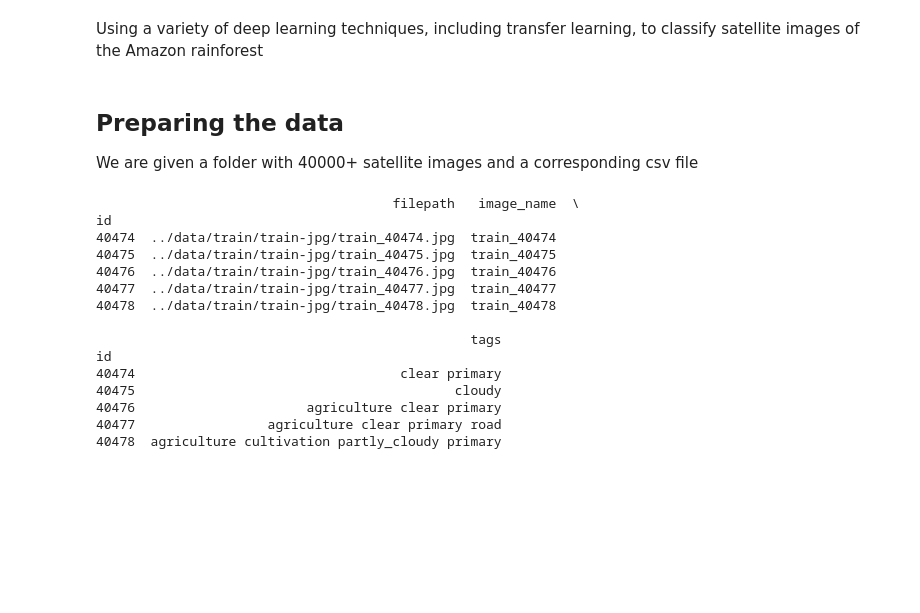
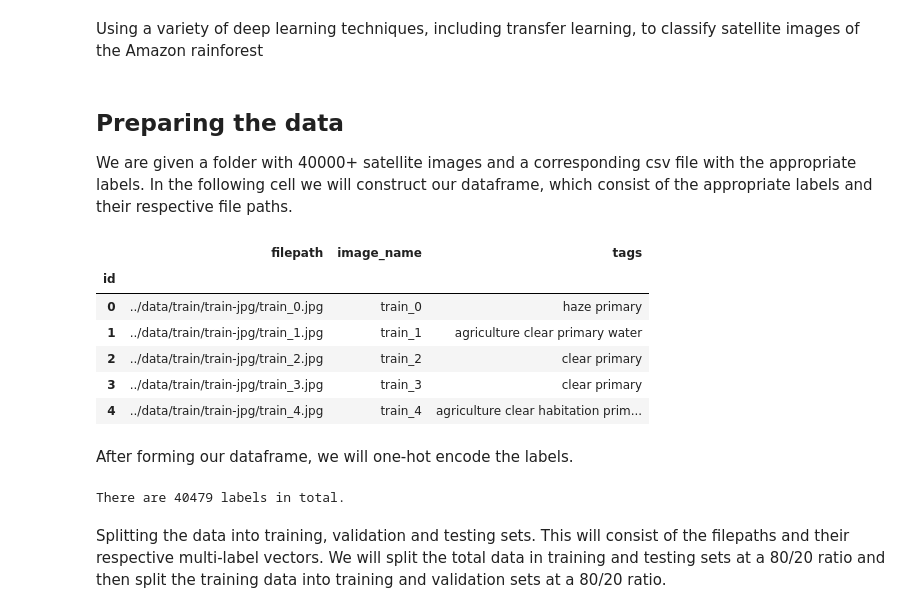
Before and after one commit to schumanzhang/deforestation_deep_learning, a Jupyter notebook: deep-learning/deforestation_cnn.ipynb, the cells around one changed output. Saved outputs shown, nothing was run; the diff lists cells and outputs as text; code cells hidden in the pictures; blank space fills up the shorter version.

Commit message:
prepared the data

```diff
--- a/deep-learning/deforestation_cnn.ipynb
+++ b/deep-learning/deforestation_cnn.ipynb
@@ -5,55 +5,91 @@ Using a variety of deep learning techniques, including transfer learning, to cla
 # %% [markdown]
 ## Preparing the data
 
-We are given a folder with 40000+ satellite images and a corresponding csv file
+We are given a folder with 40000+ satellite images and a corresponding csv file with the appropriate labels. In the following cell we will construct our dataframe, which consist of the appropriate labels and their respective file paths.
 # %%
 import numpy as np
 from sklearn.datasets import load_files
+from sklearn import preprocessing
 from keras.utils import np_utils
 from glob import glob
 import pandas as pd
 import re
+from IPython.display import display
 
 def load_data_files(path):
     data = load_files(path)
     filenames = np.array(data['filenames'])
     return filenames
 
 def add_numerical(df):
     numerical = []
     for index, row in df.iterrows():
         numerical.append(re.sub("[^0-9]", "", row['filepath']))
 
     df['id'] = pd.Series(numerical).values
     return df
 
 total_files = load_data_files('../data/train')
 df = pd.DataFrame(np.hstack((total_files)))
 df.columns = ['filepath']
 df = add_numerical(df)
 df['id'] = pd.to_numeric(df['id'], errors='coerce')
 df = df.sort('id', ascending=True)
 df.set_index('id', inplace=True)
 
-csv_data = pd.read_csv('../data/labels.csv')
+csv_data = pd.read_csv('../data/labels.csv', na_filter=False)
 
 df['image_name'] = pd.Series(csv_data['image_name'])
 df['tags'] = pd.Series(csv_data['tags'])
 
-print(df.tail())
+display(df.head())
 # %% [output]
-                                      filepath   image_name  \
-id
-40474  ../data/train/train-jpg/train_40474.jpg  train_40474
-40475  ../data/train/train-jpg/train_40475.jpg  train_40475
-40476  ../data/train/train-jpg/train_40476.jpg  train_40476
-40477  ../data/train/train-jpg/train_40477.jpg  train_40477
-40478  ../data/train/train-jpg/train_40478.jpg  train_40478
-
-                                                tags
-id
-40474                                  clear primary
-40475                                         cloudy
-40476                      agriculture clear primary
-40477                 agriculture clear primary road
-40478  agriculture cultivation partly_cloudy primary
+|  | filepath | image_name | tags |
+| id |  |  |  |
+| 0 | ../data/train/train-jpg/train_0.jpg | train_0 | haze primary |
+| 1 | ../data/train/train-jpg/train_1.jpg | train_1 | agriculture clear primary water |
+| 2 | ../data/train/train-jpg/train_2.jpg | train_2 | clear primary |
+| 3 | ../data/train/train-jpg/train_3.jpg | train_3 | clear primary |
+| 4 | ../data/train/train-jpg/train_4.jpg | train_4 | agriculture clear habitation prim... |
+# %% [markdown]
+After forming our dataframe, we will one-hot encode the labels.
+# %%
+total_classes = ['agriculture', 'bare_ground', 'blooming', 'blow_down', 'clear',
+    'conventional_mine', 'cultivation', 'habitation', 'haze', 'partly_cloudy',
+    'primary', 'road', 'selective_logging', 'slash_burn', 'water', 'cloudy', 'artisinal_mine']
+
+def constructLabelVector(dataFrame):
+    result_vector = []
+    for index, row in dataFrame.iterrows():
+        pos = findPositionsWithinClasses(row['tags'])
+        vector = createVector(pos)
+        result_vector.append(vector)
+
+    return result_vector
+
+def findPositionsWithinClasses(string):
+    positions = []
+    list_strings = string.split()
+    for word in list_strings:
+        index = total_classes.index(word)
+        positions.append(index)
+
+    return positions
+
+def createVector(pos):
+    vector = []
+    for i in range(len(total_classes)):
+        if i in pos:
+            vector.append(1)
+        else:
+            vector.append(0)
+
+    return vector
+
+targets = np.array(constructLabelVector(df))
+
+print('There are %d labels in total.' % len(targets))
+# %% [output]
+There are 40479 labels in total.
+# %% [markdown]
+Splitting the data into training, validation and testing sets. This will consist of the filepaths and their respective multi-label vectors. We will split the total data in training and testing sets at a 80/20 ratio and then split the training data into training and validation sets at a 80/20 ratio.
```
Also changed, not shown: parts of 4 cells of this notebook.
